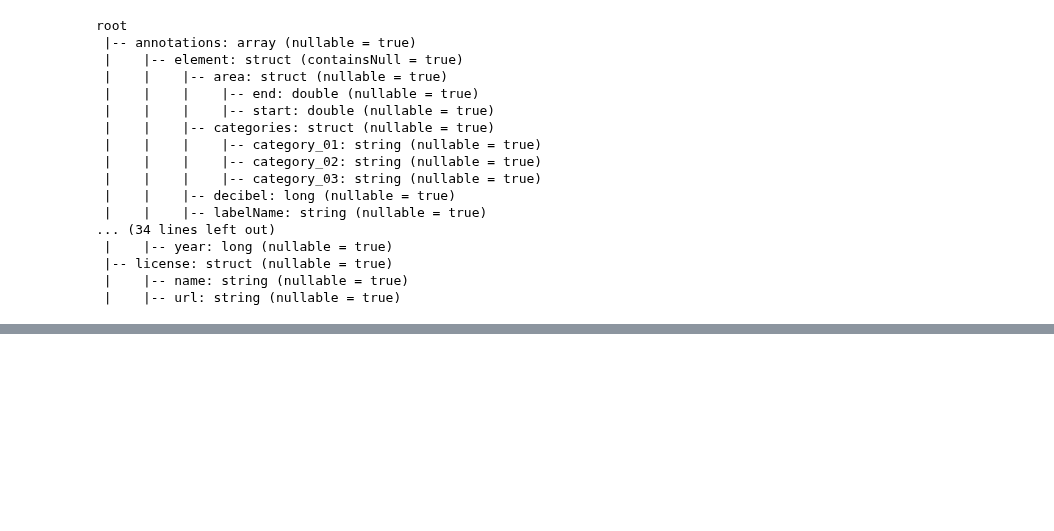
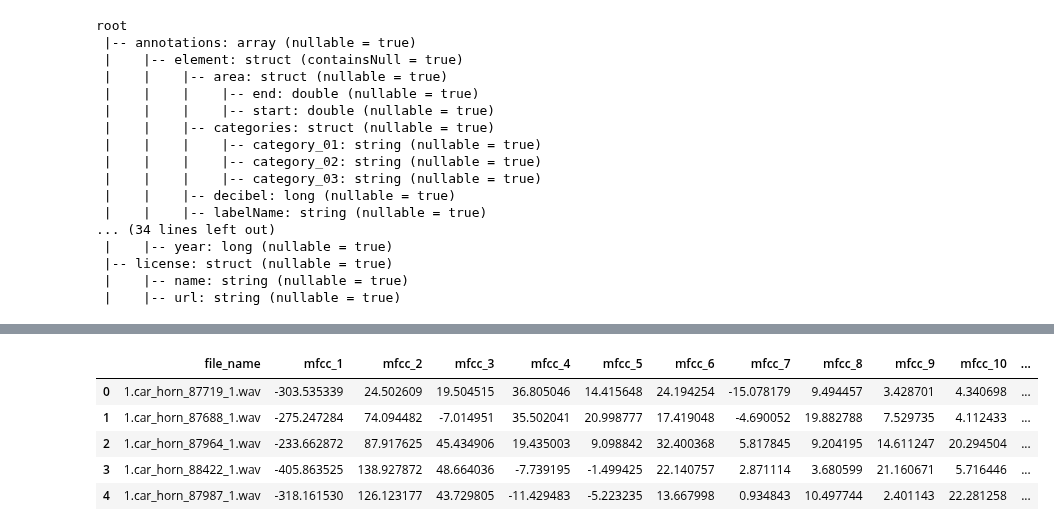
Before and after one commit to selina7704/noise-data-platform, a Jupyter notebook: JW/2. 데이터 품질 테스트.ipynb, the cells around one changed output, grey strips where cells are left out. Saved outputs shown, nothing was run; the diff lists cells and outputs as text; code cells hidden in the pictures; blank space fills up the shorter version.

```diff
--- a/JW/2. 데이터 품질 테스트.ipynb
+++ b/JW/2. 데이터 품질 테스트.ipynb
@@ -131,0 +484,9 @@ No JSON files found or read.
+# %%
+display(df_mfcc.toPandas().head(5))
+# %% [output]
+|  | file_name | mfcc_1 | mfcc_2 | mfcc_3 | mfcc_4 | mfcc_5 | mfcc_6 | mfcc_7 | mfcc_8 | mfcc_9 | mfcc_10 | ... |
+| 0 | 1.car_horn_87719_1.wav | -303.535339 | 24.502609 | 19.504515 | 36.805046 | 14.415648 | 24.194254 | -15.078179 | 9.494457 | 3.428701 | 4.340698 | ... |
+| 1 | 1.car_horn_87688_1.wav | -275.247284 | 74.094482 | -7.014951 | 35.502041 | 20.998777 | 17.419048 | -4.690052 | 19.882788 | 7.529735 | 4.112433 | ... |
+| 2 | 1.car_horn_87964_1.wav | -233.662872 | 87.917625 | 45.434906 | 19.435003 | 9.098842 | 32.400368 | 5.817845 | 9.204195 | 14.611247 | 20.294504 | ... |
+| 3 | 1.car_horn_88422_1.wav | -405.863525 | 138.927872 | 48.664036 | -7.739195 | -1.499425 | 22.140757 | 2.871114 | 3.680599 | 21.160671 | 5.716446 | ... |
+| 4 | 1.car_horn_87987_1.wav | -318.161530 | 126.123177 | 43.729805 | -11.429483 | -5.223235 | 13.667998 | 0.934843 | 10.497744 | 2.401143 | 22.281258 | ... |
```
Also changed, not shown: parts of 37 cells of this notebook.
